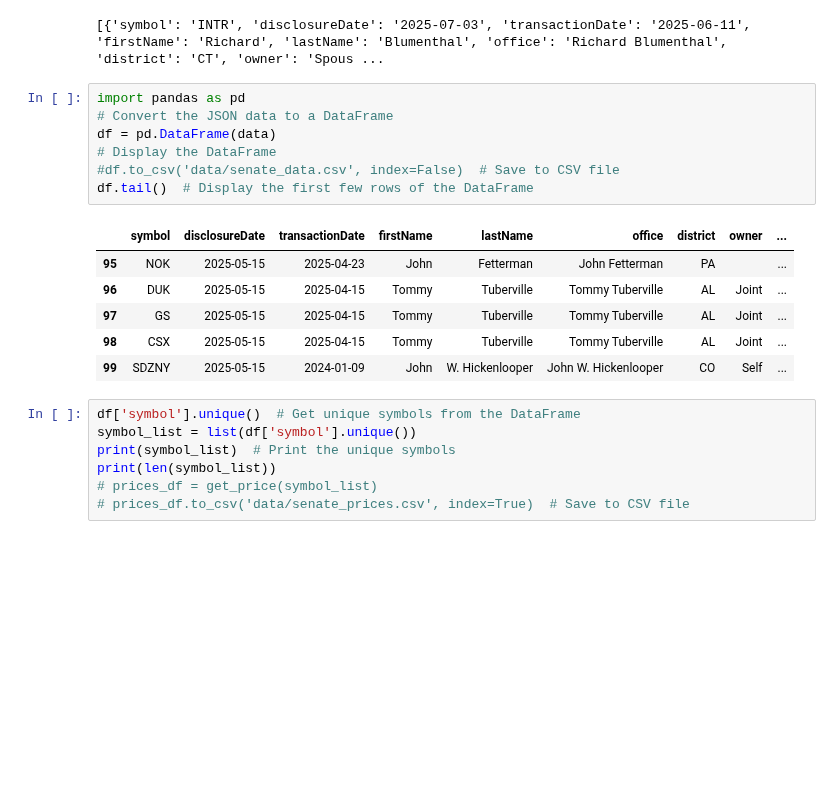
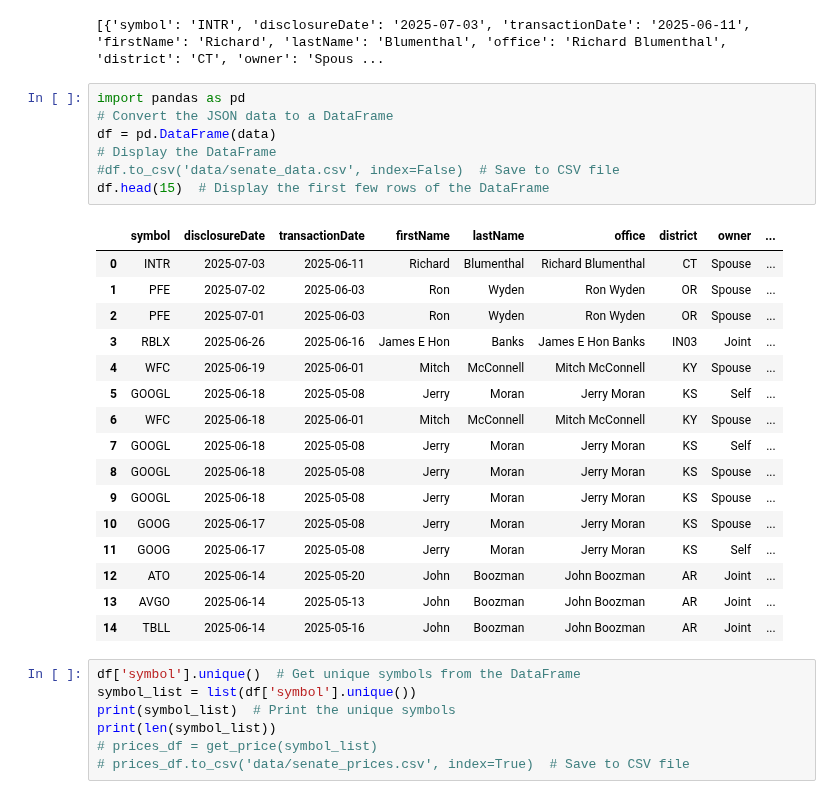
Before and after one commit to santiago20342/python-coruse, a Jupyter notebook: Projects/backtester/test.ipynb, the cells around one changed output. Saved outputs shown, nothing was run; the diff lists cells and outputs as text; blank space fills up the shorter version.

```diff
--- a/Projects/backtester/test.ipynb
+++ b/Projects/backtester/test.ipynb
@@ -484,17 +484,27 @@ if response.status_code == 200:
 # %%
 import pandas as pd
 # Convert the JSON data to a DataFrame
 df = pd.DataFrame(data)
 # Display the DataFrame
 #df.to_csv('data/senate_data.csv', index=False)  # Save to CSV file
-df.tail()  # Display the first few rows of the DataFrame
+df.head(15)  # Display the first few rows of the DataFrame
 # %% [output]
 |  | symbol | disclosureDate | transactionDate | firstName | lastName | office | district | owner | ... |
-| 95 | NOK | 2025-05-15 | 2025-04-23 | John | Fetterman | John Fetterman | PA |  | ... |
-| 96 | DUK | 2025-05-15 | 2025-04-15 | Tommy | Tuberville | Tommy Tuberville | AL | Joint | ... |
-| 97 | GS | 2025-05-15 | 2025-04-15 | Tommy | Tuberville | Tommy Tuberville | AL | Joint | ... |
-| 98 | CSX | 2025-05-15 | 2025-04-15 | Tommy | Tuberville | Tommy Tuberville | AL | Joint | ... |
-| 99 | SDZNY | 2025-05-15 | 2024-01-09 | John | W. Hickenlooper | John W. Hickenlooper | CO | Self | ... |
+| 0 | INTR | 2025-07-03 | 2025-06-11 | Richard | Blumenthal | Richard Blumenthal | CT | Spouse | ... |
+| 1 | PFE | 2025-07-02 | 2025-06-03 | Ron | Wyden | Ron Wyden | OR | Spouse | ... |
+| 2 | PFE | 2025-07-01 | 2025-06-03 | Ron | Wyden | Ron Wyden | OR | Spouse | ... |
+| 3 | RBLX | 2025-06-26 | 2025-06-16 | James E Hon | Banks | James E Hon Banks | IN03 | Joint | ... |
+| 4 | WFC | 2025-06-19 | 2025-06-01 | Mitch | McConnell | Mitch McConnell | KY | Spouse | ... |
+| 5 | GOOGL | 2025-06-18 | 2025-05-08 | Jerry | Moran | Jerry Moran | KS | Self | ... |
+| 6 | WFC | 2025-06-18 | 2025-06-01 | Mitch | McConnell | Mitch McConnell | KY | Spouse | ... |
+| 7 | GOOGL | 2025-06-18 | 2025-05-08 | Jerry | Moran | Jerry Moran | KS | Self | ... |
+| 8 | GOOGL | 2025-06-18 | 2025-05-08 | Jerry | Moran | Jerry Moran | KS | Spouse | ... |
+| 9 | GOOGL | 2025-06-18 | 2025-05-08 | Jerry | Moran | Jerry Moran | KS | Spouse | ... |
+| 10 | GOOG | 2025-06-17 | 2025-05-08 | Jerry | Moran | Jerry Moran | KS | Spouse | ... |
+| 11 | GOOG | 2025-06-17 | 2025-05-08 | Jerry | Moran | Jerry Moran | KS | Self | ... |
+| 12 | ATO | 2025-06-14 | 2025-05-20 | John | Boozman | John Boozman | AR | Joint | ... |
+| 13 | AVGO | 2025-06-14 | 2025-05-13 | John | Boozman | John Boozman | AR | Joint | ... |
+| 14 | TBLL | 2025-06-14 | 2025-05-16 | John | Boozman | John Boozman | AR | Joint | ... |
 # %%
 df['symbol'].unique()  # Get unique symbols from the DataFrame
 symbol_list = list(df['symbol'].unique())
```
Also changed, not shown: parts of 6 cells of this notebook, 2 other files.
